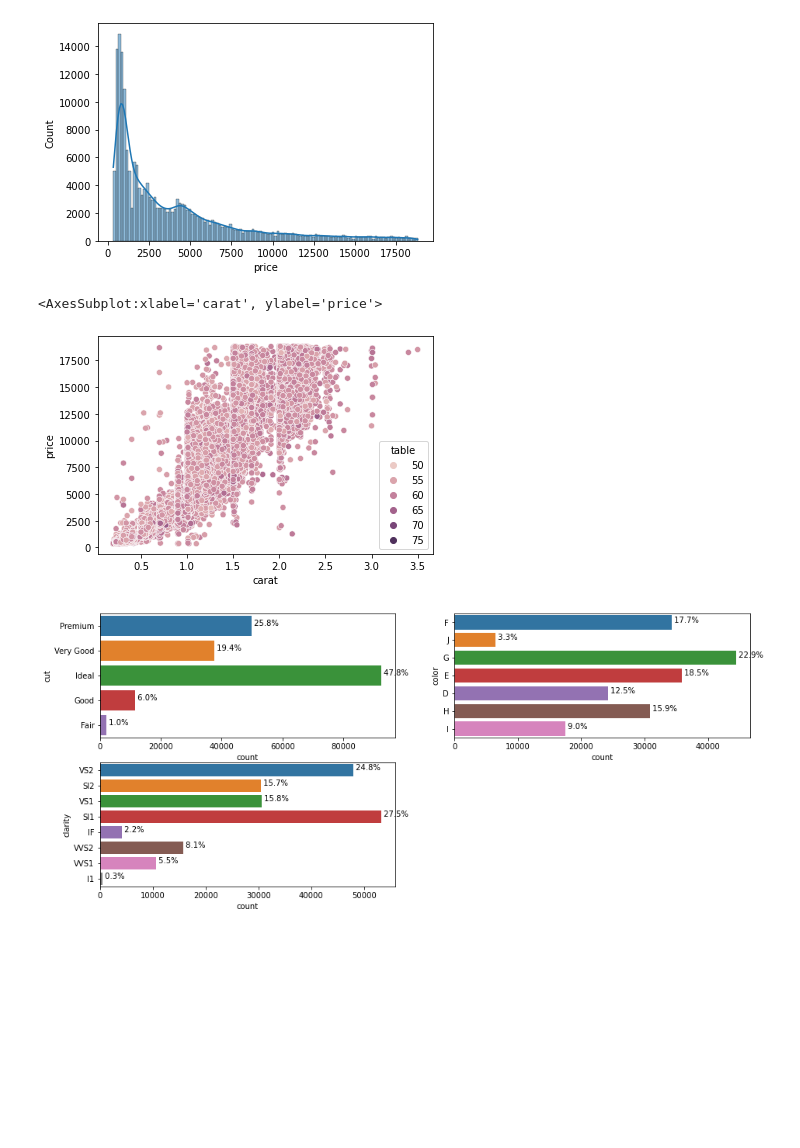
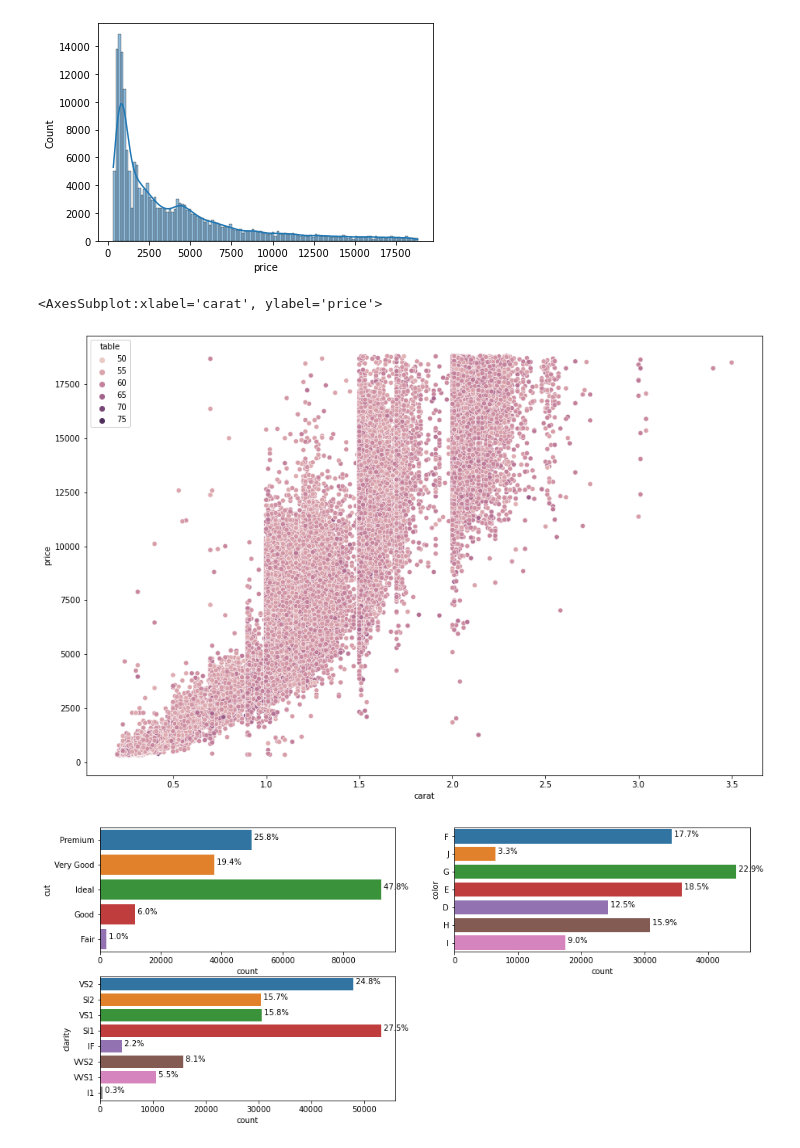
Before and after one commit to Bhardwaj-Saurabh/Diamond_Price_Prediction, a Jupyter notebook: notebooks/EDA.ipynb, the cells around one changed output. Drawn from its saved outputs; the diff is of its cells as text; code cells hidden in the pictures; blank space fills up the shorter version.

```diff
--- a/notebooks/EDA.ipynb
+++ b/notebooks/EDA.ipynb
@@ -167,10 +167,11 @@ for i in numerical_columns:
 [figure]
 [figure]
 # %%
+plt.figure(figsize=(15,10))
 sns.scatterplot(data=df, x = 'carat', y = 'price', hue='table')
 # %% [output]
 <AxesSubplot:xlabel='carat', ylabel='price'>
-[figure, old version]
+[figure, new version]
 # %%
 cat_attributes = df.select_dtypes(include='object')
 columns = cat_attributes.columns.tolist()
```
Also changed, not shown: 2 other files.
